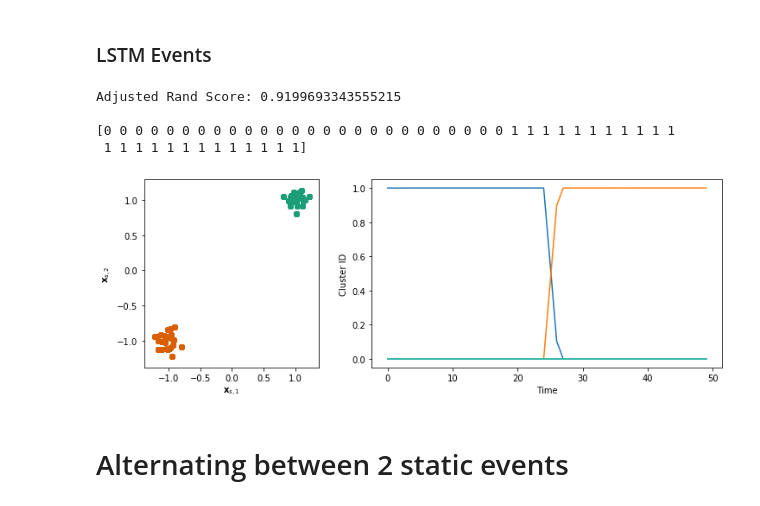
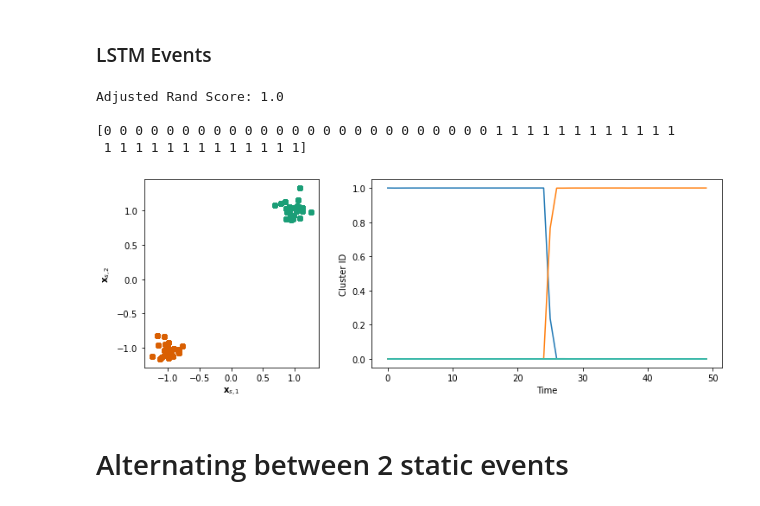
Before and after one commit to nicktfranklin/SEM2, a Jupyter notebook: Tutorials and Demos/Demo - Toy Data (Segmentation).ipynb, the cells around one changed output. Cells and saved outputs as stored; diff of their text form; code cells hidden in the pictures.

```diff
--- a/Tutorials and Demos/Demo - Toy Data (Segmentation).ipynb
+++ b/Tutorials and Demos/Demo - Toy Data (Segmentation).ipynb
@@ -192,18 +190,17 @@ Adjusted Rand Score: 1.0
 # %%
 sem_kwargs7 = dict(
     lmda=lmda, alfa=alfa, f_class=LSTMEvent,
     f_opts=dict(t=3)
                )
 
-sem7 = SEM(**sem_kwargs7)
-post = sem7.run(x_train)
-plot_segmentation(post, y)
+results = sem_run(x_train, sem_kwargs7)
+plot_segmentation(results.post, y)
 # %% [output]
-Adjusted Rand Score: 0.9199693343555215
+Adjusted Rand Score: 1.0
 
-[0 0 0 0 0 0 0 0 0 0 0 0 0 0 0 0 0 0 0 0 0 0 0 0 0 0 1 1 1 1 1 1 1 1 1 1 1
+[0 0 0 0 0 0 0 0 0 0 0 0 0 0 0 0 0 0 0 0 0 0 0 0 0 1 1 1 1 1 1 1 1 1 1 1 1
  1 1 1 1 1 1 1 1 1 1 1 1 1]
-[figure, old version]
+[figure, new version]
 # %% [markdown]
 # Alternating between 2 static events
 # %%
```
Also changed, not shown: parts of 61 cells of this notebook, 5 other files.
